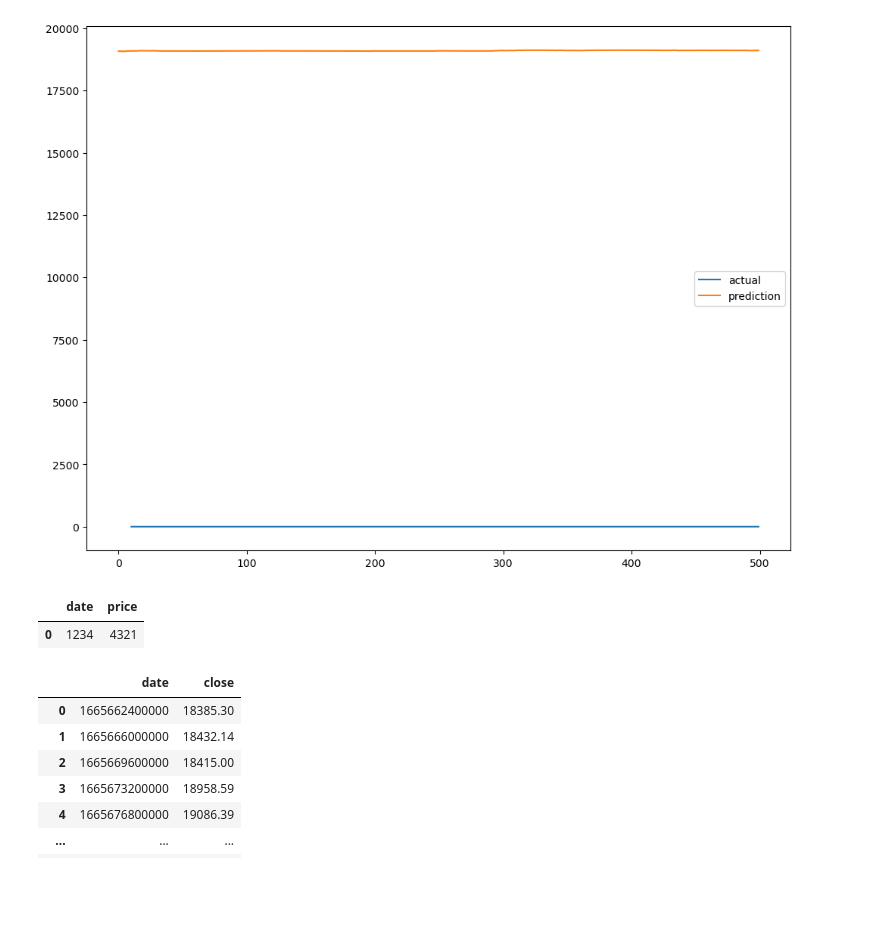
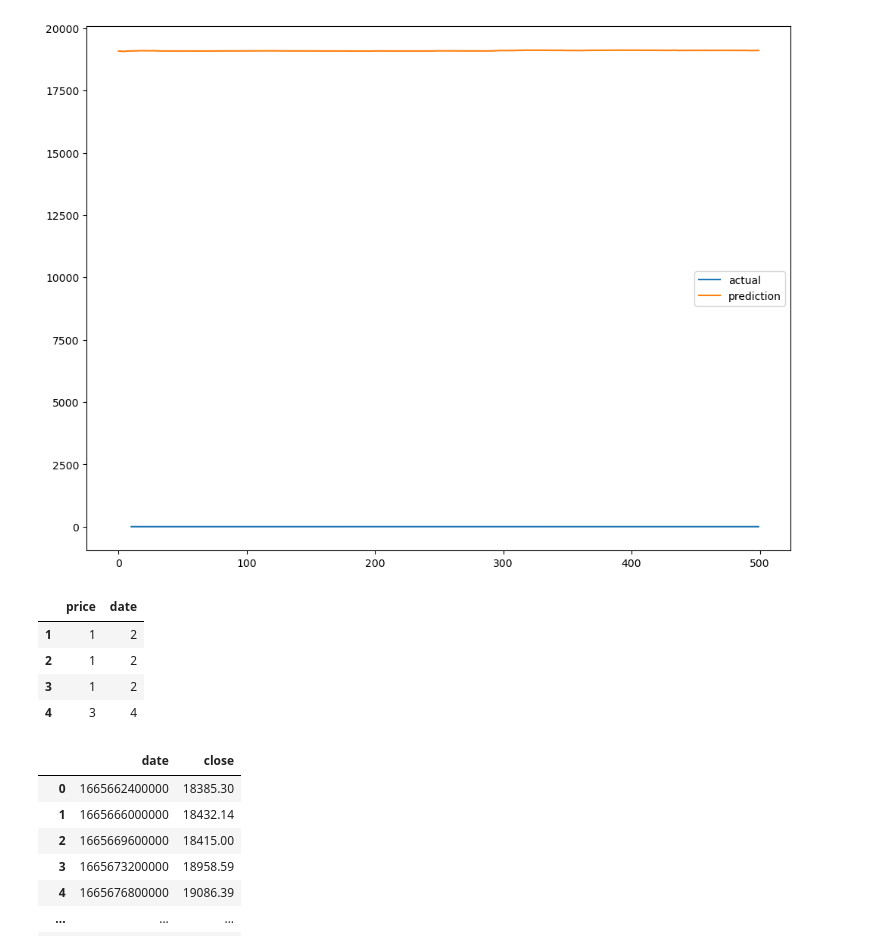
Before and after one commit to You-MyeongHan/binance-auto-trading, a Jupyter notebook: Untitled.ipynb, the cells around one changed output. Drawn from its saved outputs; the diff is of its cells as text; code cells hidden in the pictures; blank space fills up the shorter version.

Commit message:
complete crate data

```diff
--- a/Untitled.ipynb
+++ b/Untitled.ipynb
@@ -112,11 +110,21 @@ WARNING:tensorflow:Model was constructed with shape (None, 10, 1) for input Kera
 16/16 [==============================] - 1s 2ms/step
 [figure]
 # %%
-pred_result=pd.DataFrame({'date':[1234], 'price':[4321]})
-pred_result
+import pandas as pd
+createdData=pd.DataFrame(columns={'date','price'})
+createdData.loc[len(createdData)]=[1,2]
+createdData.loc[len(createdData)]=[1,2]
+createdData.loc[len(createdData)]=[1,2]
+createdData.loc[len(createdData)]=[1,2]
+createdData=createdData.drop(0,axis=0)
+createdData.loc[len(createdData)+1]=[3,4]
+createdData
 # %% [output]
-|  | date | price |
-| 0 | 1234 | 4321 |
+|  | price | date |
+| 1 | 1 | 2 |
+| 2 | 1 | 2 |
+| 3 | 1 | 2 |
+| 4 | 3 | 4 |
 # %%
 binance=ccxt.binance()
 btc_ohlcv = binance.fetch_ohlcv("BTC/USDT",'1h')
```
Also changed, not shown: parts of 1 cell of this notebook, 2 other files.
